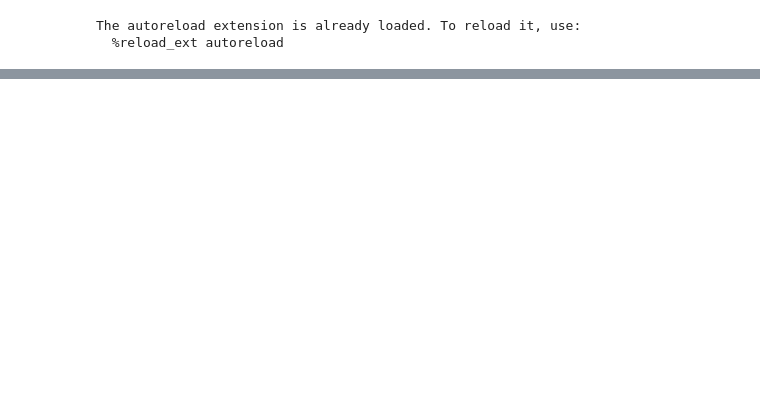
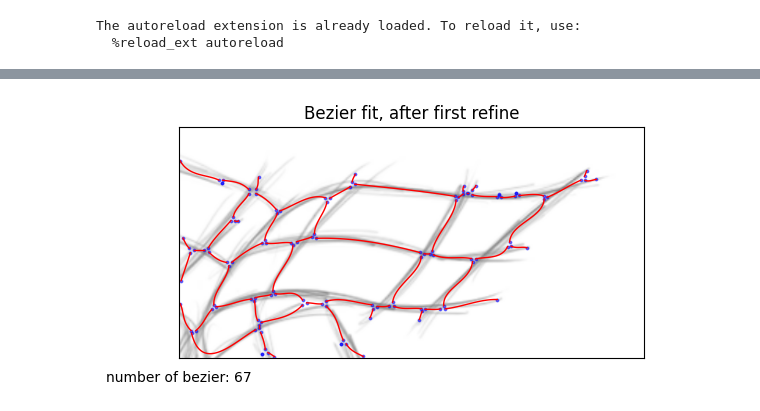
Before and after one commit to rambip/sketch-vectorization, a Jupyter notebook: notebooks/work.ipynb, the cells around one changed output, grey strips where cells are left out. Saved outputs shown, nothing was run; the diff lists cells and outputs as text; code cells hidden in the pictures; blank space fills up the shorter version.

```diff
--- a/notebooks/work.ipynb
+++ b/notebooks/work.ipynb
@@ -113,0 +50,8 @@ for i, h in enumerate(hyper.all_hyperedges()):
+# %%
+topo_graph = refine(topo_graph)
+plt.figure(figsize=(6, 6))
+ax = plt.gca()
+plt.title("After refine")
+visualize_topo(topo_graph, full_graph=True)
+plt.text(.5,-0.1,f"number of nodes: {len(topo_graph.nodes())}", fontsize=10, ha='center', va='top',  transform=ax.transAxes)
+plt.show()
@@ -113,0 +62,13 @@ for i, h in enumerate(hyper.all_hyperedges()):
+# %%
+fig = plt.figure(figsize=(6, 6))
+plt.imshow(img, alpha=0.5)
+visualize_hyper(hyper)
+ax = plt.gca()
+ax.get_xaxis().set_visible(False)
+ax.get_yaxis().set_visible(False)
+plt.title("Bezier fit, after first refine")
+ax.text(0, -0.1, f"number of bezier: {len(hyper)}", ha="center", transform=ax.transAxes)
+plt.savefig(ROOT_DIR / "images" / "bezier_fit_hut_initial.svg")
+plt.show()
+# %% [output]
+[figure, added]
```
Also changed, not shown: parts of 15 cells of this notebook, 1 other file.
